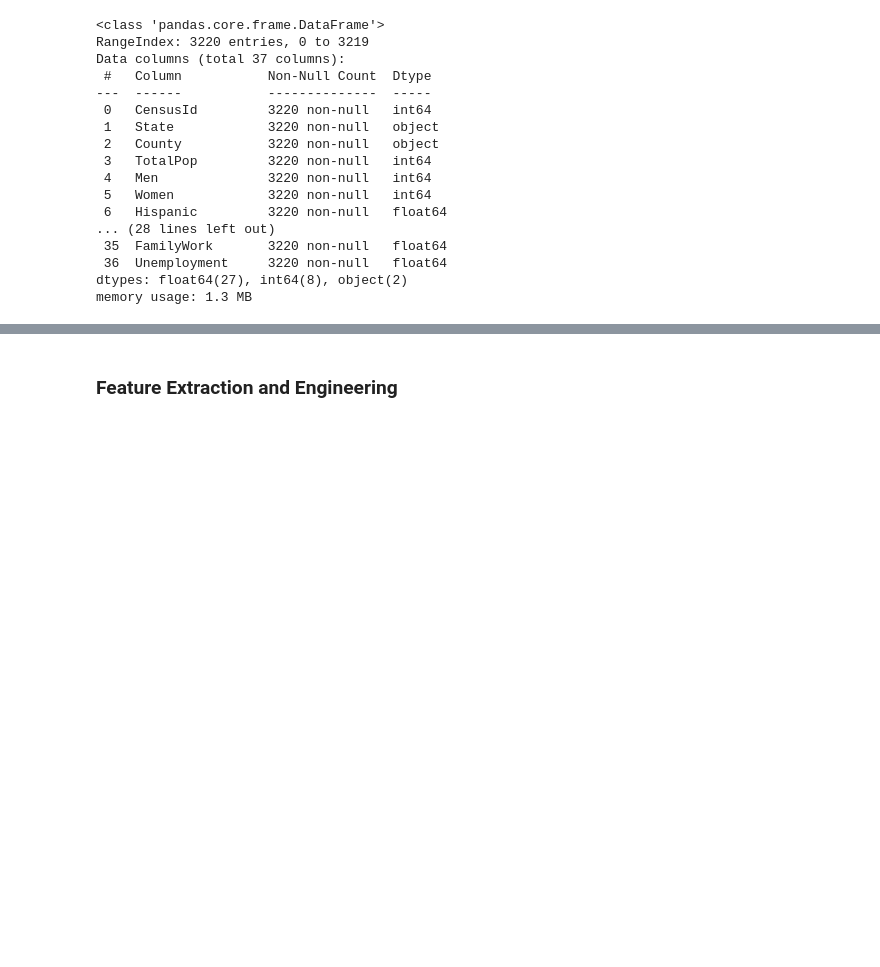
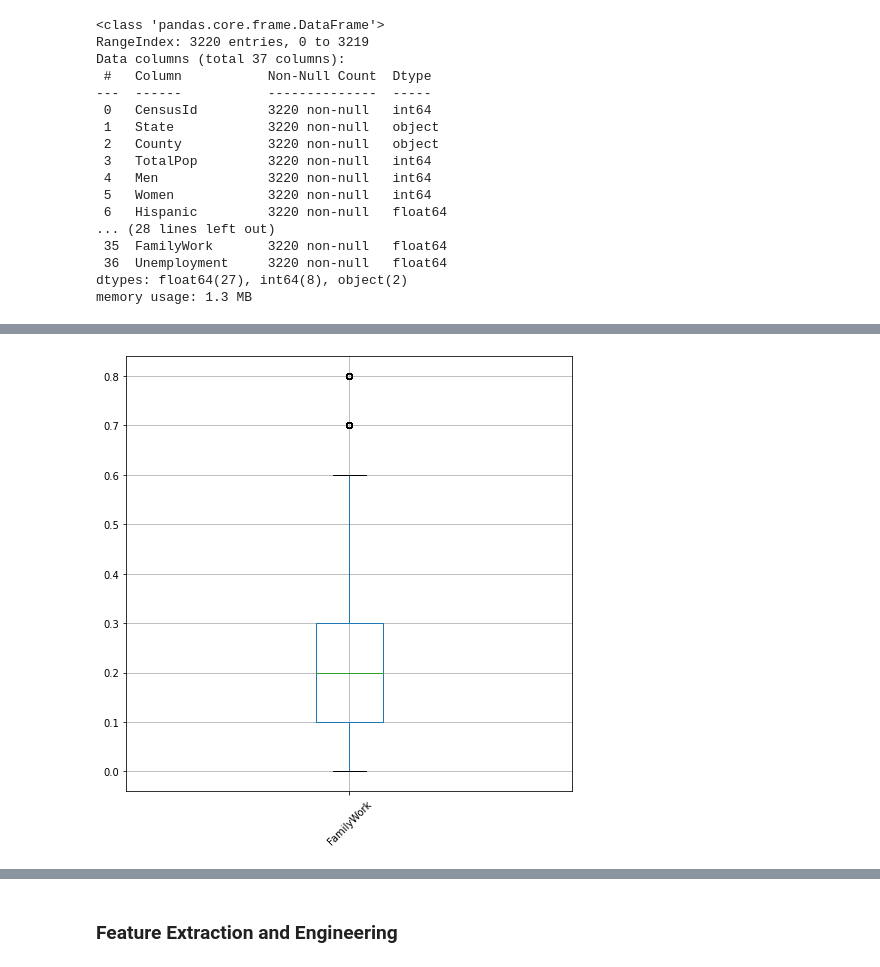
Before and after one commit to Pomilusky/apuntes_clase, a Jupyter notebook: semana_6/2.1 - Intro Machine Learning.ipynb, the cells around one changed output, grey strips where cells are left out. Saved outputs shown, nothing was run; the diff lists cells and outputs as text; code cells hidden in the pictures; blank space fills up the shorter version.

```diff
--- a/semana_6/2.1 - Intro Machine Learning.ipynb
+++ b/semana_6/2.1 - Intro Machine Learning.ipynb
@@ -83,0 +94,12 @@ memory usage: 1.3 MB
+# %%
+q1=np.percentile(census.FamilyWork, 25)
+
+q3=np.percentile(census.FamilyWork, 75)
+# %%
+iqr=q3-q1
+
+# 3IQR
+
+upper = q3 + 3*iqr
+
+lower = q1 - 3*iqr
@@ -83,0 +114,2 @@ memory usage: 1.3 MB
+# %%
+census=census[census.FamilyWork<upper] # aqui he filtrado los que son memnores que 3 veces iqr mas q3
@@ -83,0 +120,8 @@ memory usage: 1.3 MB
+# %%
+plt.figure(figsize=(8, 8))
+
+census.boxplot(column=['FamilyWork'])
+
+plt.xticks(rotation=45);
+# %% [output]
+[figure, added]
```
Also changed, not shown: parts of 41 cells of this notebook.
